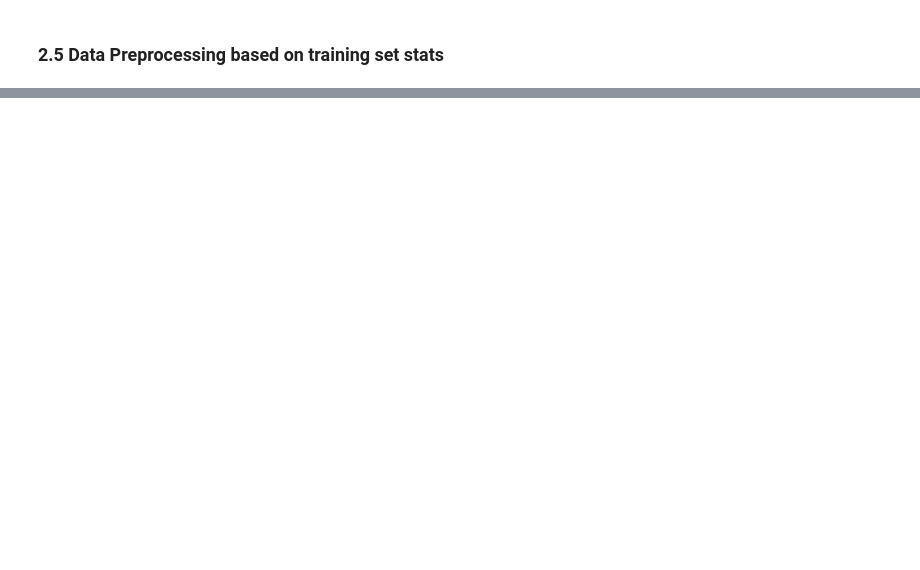
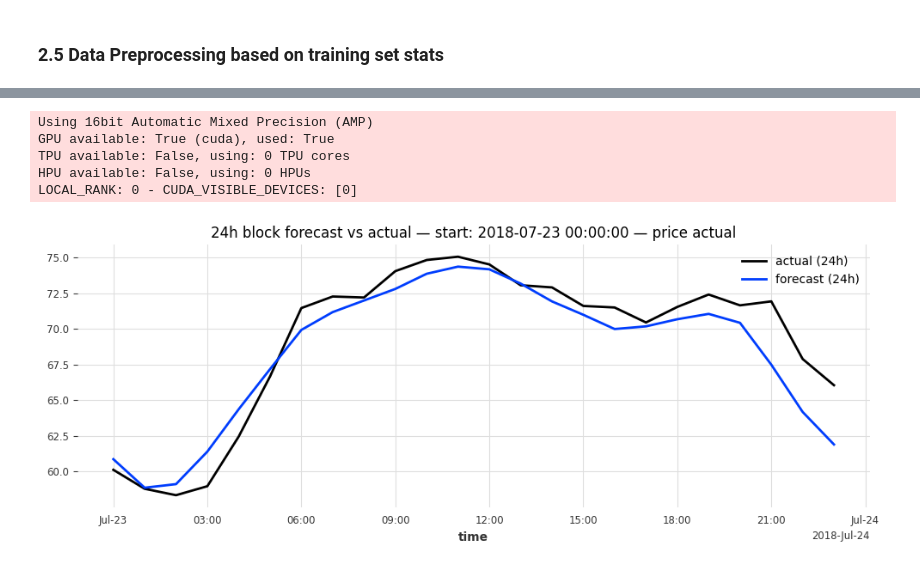
Before and after one commit to Jackson00Han/Energy_Market_Forecasting, a Jupyter notebook: hourly_energy_demand_forecasting.ipynb, the cells around one changed output, grey strips where cells are left out. Cells and saved outputs as stored; diff of their text form; code cells hidden in the pictures; blank space fills up the shorter version.

```diff
--- a/hourly_energy_demand_forecasting.ipynb
+++ b/hourly_energy_demand_forecasting.ipynb
@@ -1289,0 +1452,11 @@ block.fit(series=y_tr_s, past_covariates=past_tr_s,
+# %%
+ctx_y = y_tr_s.append(y_val_s)
+ctx_p = past_tr_s.append(past_val_s)
+
+# 重训（不传 val_...）
+final_model.fit(
+    series=ctx_y,
+    past_covariates=ctx_p,
+    dataloader_kwargs=dloader_kwargs,
+    verbose=True
+)
@@ -1289,0 +1483,5 @@ block.fit(series=y_tr_s, past_covariates=past_tr_s,
+# %%
+import pandas as pd
+import matplotlib.pyplot as plt
+
+block_start = y_te_s.start_time()     # 测试第一天
@@ -1289,0 +1492,37 @@ block.fit(series=y_tr_s, past_covariates=past_tr_s,
+# %%
+# 只抽取这一块（stride=H，只会返回1个 24h 预测块）
+blocks = final_model.historical_forecasts(
+    series=ctx_y.append(y_te_s),
+    past_covariates=ctx_p.append(past_te_s),
+    start=block_start,
+    forecast_horizon=H,
+    stride=H,
+    last_points_only=False,   # ← 返回完整24点
+    retrain=False,
+    verbose=False,
+)
+
+fc_block_s = blocks[0]                       # TimeSeries，长度=24
+# %% [output]
+Using 16bit Automatic Mixed Precision (AMP)
+GPU available: True (cuda), used: True
+TPU available: False, using: 0 TPU cores
+HPU available: False, using: 0 HPUs
+LOCAL_RANK: 0 - CUDA_VISIBLE_DEVICES: [0]
+# %%
+# 反标准化到原尺度
+fc_block   = sc_y.inverse_transform(fc_block_s)
+# 对齐真实值的 24h 片段
+y_block    = sc_y.inverse_transform(y_te_s).slice(
+                 block_start, block_start + pd.Timedelta(hours=H-1)
+             )
+
+# 画其中一个目标；若要两个目标，各画一张或做子图
+target_name = 'price actual'  # 或 'price actual'
+plt.figure(figsize=(10,4))
+y_block[target_name].plot(label='actual (24h)')
+fc_block[target_name].plot(label='forecast (24h)')
+plt.title(f'24h block forecast vs actual — start: {block_start} — {target_name}')
+plt.legend(); plt.tight_layout(); plt.show()
+# %% [output]
+[figure, added]
```
Also changed, not shown: parts of 17 cells of this notebook.
